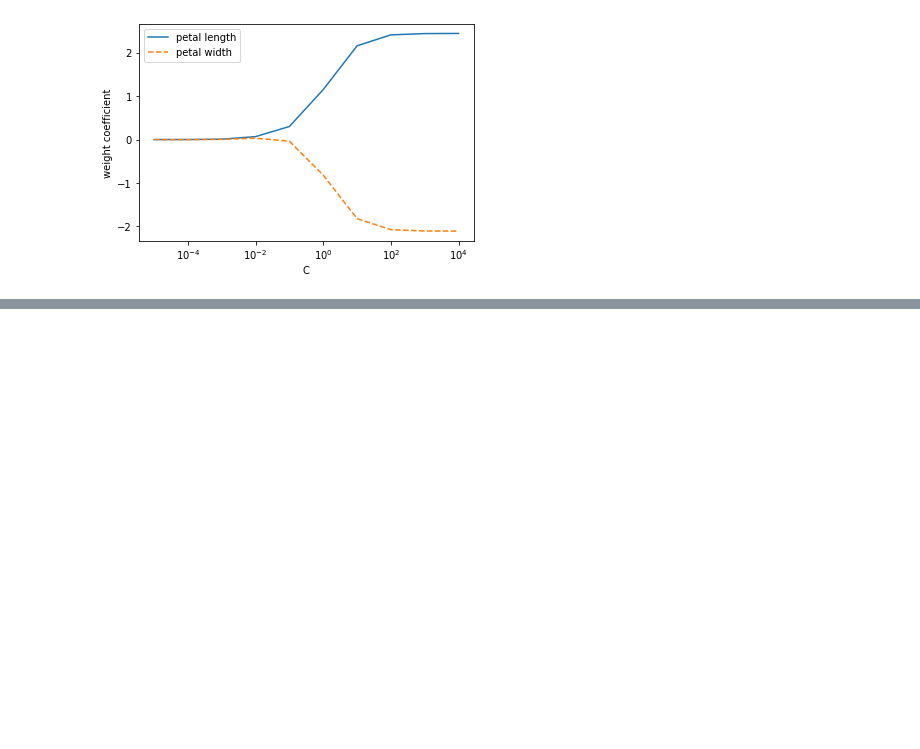
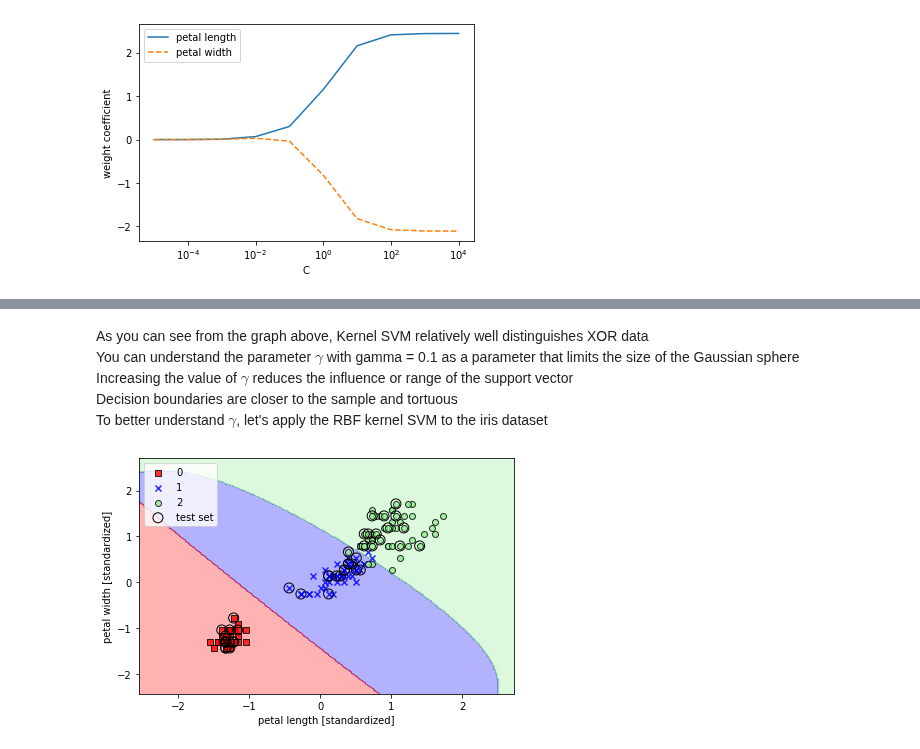
Before and after one commit to ukidaruma97/machine_learning, a Jupyter notebook: 3.Machine Learning Classifieds Model Tour on scikit-learn.ipynb, the cells around one changed output, grey strips where cells are left out. Saved outputs shown, nothing was run; the diff lists cells and outputs as text; code cells hidden in the pictures; blank space fills up the shorter version.

```diff
--- a/3.Machine Learning Classifieds Model Tour on scikit-learn.ipynb
+++ b/3.Machine Learning Classifieds Model Tour on scikit-learn.ipynb
@@ -525,0 +659,17 @@ SVM's optimization target is to maximize margins
+# %% [markdown]
+As you can see from the graph above, Kernel SVM relatively well distinguishes XOR data
+You can understand the parameter $\gamma$ with gamma = 0.1 as a parameter that limits the size of the Gaussian sphere
+Increasing the value of $\gamma$ reduces the influence or range of the support vector
+Decision boundaries are closer to the sample and tortuous
+To better understand $\gamma$, let's apply the RBF kernel SVM to the iris dataset
+# %%
+svm = SVC(kernel='rbf', random_state=1, gamma=0.2, C=1.0)
+svm.fit(X_train_std, y_train)
+plot_decision_regions(X_combined_std, y_combined, classifier=svm, test_idx=range(105,150))
+plt.xlabel('petal length [standardized]')
+plt.ylabel('petal width [standardized]')
+plt.legend(loc='upper left')
+plt.tight_layout()
+plt.show()
+# %% [output]
+[figure, added]
```
Also changed, not shown: parts of 11 cells of this notebook.
